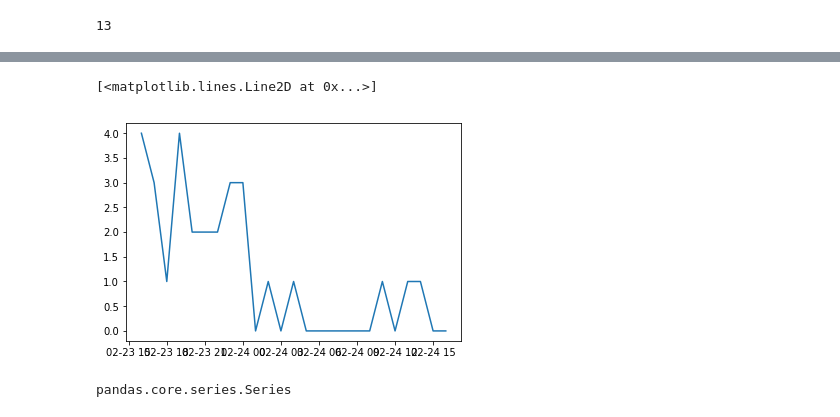
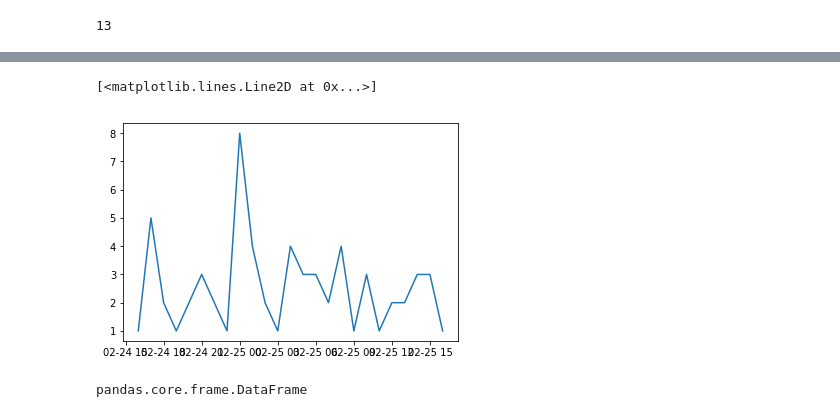
Before and after one commit to tninh/Online-Mobility-Pattern-Prediction, a Jupyter notebook: univariate_time_series.ipynb, the cells around one changed output, grey strips where cells are left out. Cells and saved outputs as stored; diff of their text form; code cells hidden in the pictures.

```diff
--- a/univariate_time_series.ipynb
+++ b/univariate_time_series.ipynb
@@ -181,6 +185,6 @@ pd.DataFrame(output)
 import matplotlib.pylab as plt
 %matplotlib inline
 # %%
-df = pd.read_csv('test_new.csv', parse_dates=['Time'], index_col='Time')
+df = pd.read_csv('test6.csv', parse_dates=['Time'], index_col='Time')
 df
 # %% [output]
@@ -205,12 +230,12 @@ df
 # %%
-plt.plot(df)
+plt.plot(df["Campus Housing > CVB > Floor 7"])
 # %% [output]
 [<matplotlib.lines.Line2D at 0x...>]
-[figure, old version]
+[figure, new version]
 # %%
-type(df['Campus Housing > CVC > Floor 5'])
+type(df[["Campus Housing > CVB > Floor 7"] ])
 # %% [output]
-pandas.core.series.Series
+pandas.core.frame.DataFrame
 # %%
 # AR example
 from statsmodels.tsa.ar_model import AR
```
Also changed, not shown: parts of 7 cells of this notebook, 2 other files.
